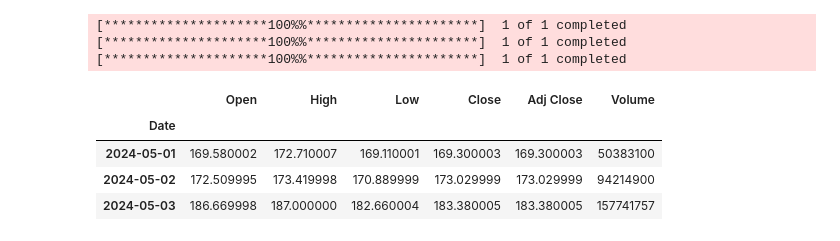
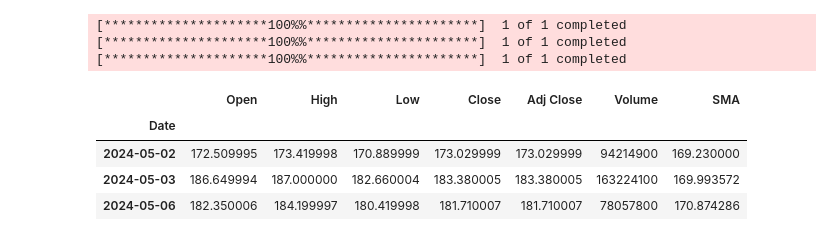
Before and after one commit to hikaruminagawa/py_stock_prediction, a Jupyter notebook: stock_sma.ipynb, the cells around one changed output. Cells and saved outputs as stored; diff of their text form; code cells hidden in the pictures.

```diff
--- a/stock_sma.ipynb
+++ b/stock_sma.ipynb
@@ -22,14 +22,15 @@ df_gold = pandas_datareader.data.get_data_yahoo('GLD', '2020-01-01')
 [*********************100%%**********************]  1 of 1 completed
 [*********************100%%**********************]  1 of 1 completed
 [*********************100%%**********************]  1 of 1 completed
-# %%
-df_aapl.tail(3)
-# %% [output]
-|  | Open | High | Low | Close | Adj Close | Volume |
-| Date |  |  |  |  |  |  |
-| 2024-05-01 | 169.580002 | 172.710007 | 169.110001 | 169.300003 | 169.300003 | 50383100 |
-| 2024-05-02 | 172.509995 | 173.419998 | 170.889999 | 173.029999 | 173.029999 | 94214900 |
-| 2024-05-03 | 186.669998 | 187.000000 | 182.660004 | 183.380005 | 183.380005 | 157741757 |
+# %%
+df_aapl['SMA'] = df_aapl['Close'].rolling(window=14).mean()
+df_aapl.tail(3)
+# %% [output]
+|  | Open | High | Low | Close | Adj Close | Volume | SMA |
+| Date |  |  |  |  |  |  |  |
+| 2024-05-02 | 172.509995 | 173.419998 | 170.889999 | 173.029999 | 173.029999 | 94214900 | 169.230000 |
+| 2024-05-03 | 186.649994 | 187.000000 | 182.660004 | 183.380005 | 183.380005 | 163224100 | 169.993572 |
+| 2024-05-06 | 182.350006 | 184.199997 | 180.419998 | 181.710007 | 181.710007 | 78057800 | 170.874286 |
 # %%
 #df_aapl['SMA']のDate列の最大値と最小値を'YYYY-MM-DD'のフォーマットで取得する
 max_date = df_aapl['SMA'].index.max().strftime('%Y-%m-%d')
```
Also changed, not shown: parts of 1 cell of this notebook.
